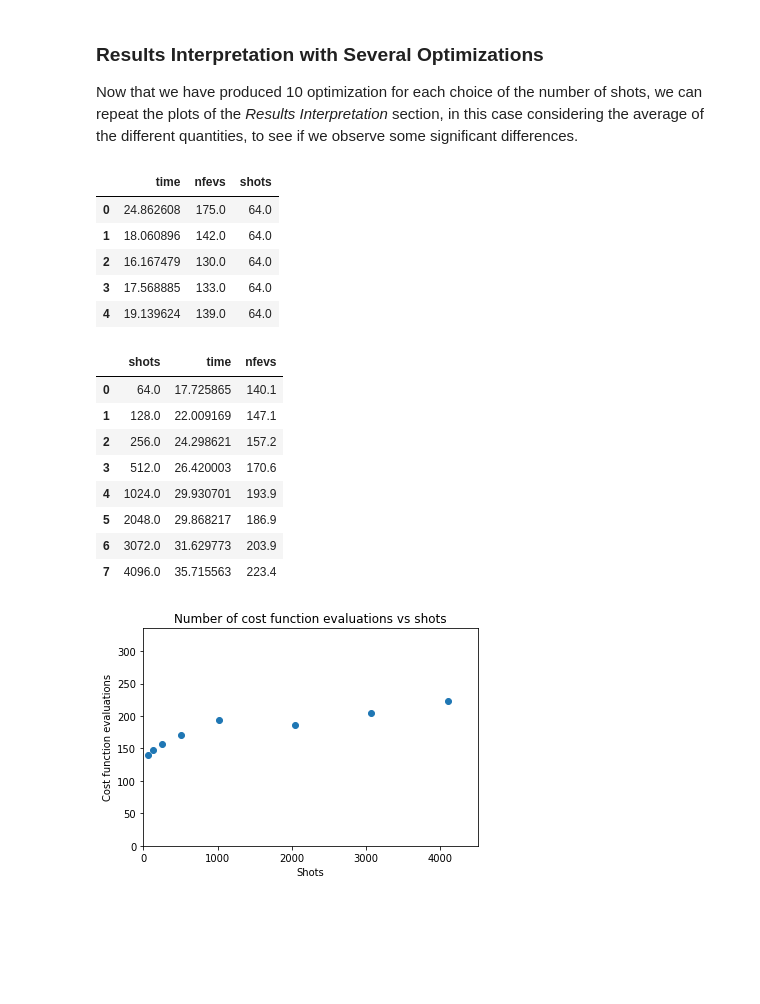
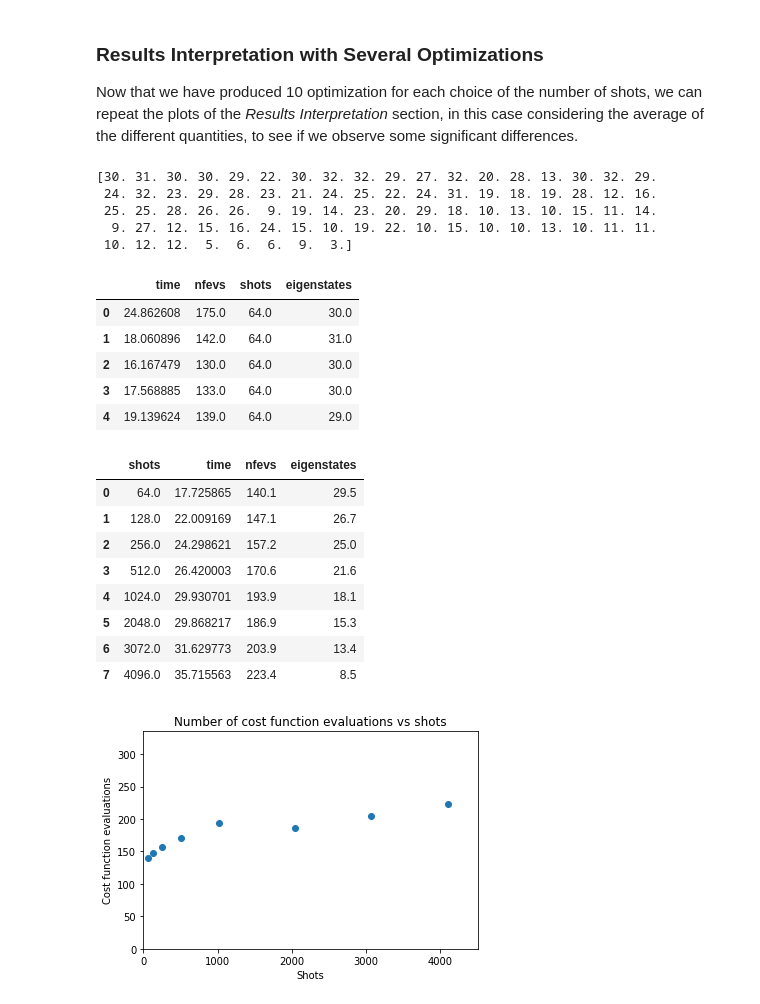
Before and after one commit to NTrevisani/DataScienceMaster, a Jupyter notebook: TFM/MaxCut/Max_Cut.ipynb, the cells around one changed output. Saved outputs shown, nothing was run; the diff lists cells and outputs as text; code cells hidden in the pictures; blank space fills up the shorter version.

Commit message:
number of eigenstates in solution added

```diff
--- a/TFM/MaxCut/Max_Cut.ipynb
+++ b/TFM/MaxCut/Max_Cut.ipynb
@@ -1286,49 +1294,61 @@ Now that we have produced 10 optimization for each choice of the number of shots
 ntimes = np.array([])
 for i in range(len(scan)):
     ntimes = np.append(ntimes, scan[i][0])
-print(ntimes)
+#print(ntimes)
 
 # Create list of nfev
 nfevs = np.array([])
 for i in range(len(scan)):
     nfevs = np.append(nfevs, scan[i][3])
-print(nfevs)
+#print(nfevs)
 
 # Create list of shots
 nshots = np.array([])
 for i in range(len(scan)):
     nshots = np.append(nshots, scan[i][2])
-print(nshots)
+#print(nshots)
+
+# Create list of number of eigenstates in the solution
+neigenst = np.array([])
+for i in range(len(scan)):
+    neigenst = np.append(neigenst, len(scan[i][1]))
+#print(neigenst)
+# %% [output]
+[30. 31. 30. 30. 29. 22. 30. 32. 32. 29. 27. 32. 20. 28. 13. 30. 32. 29.
+ 24. 32. 23. 29. 28. 23. 21. 24. 25. 22. 24. 31. 19. 18. 19. 28. 12. 16.
+ 25. 25. 28. 26. 26.  9. 19. 14. 23. 20. 29. 18. 10. 13. 10. 15. 11. 14.
+  9. 27. 12. 15. 16. 24. 15. 10. 19. 22. 10. 15. 10. 10. 13. 10. 11. 11.
+ 10. 12. 12.  5.  6.  6.  9.  3.]
 # %%
 # Put the lists in a dataframe
 import pandas as pd
 
-df = pd.DataFrame(list(zip(ntimes, nfevs, nshots)),
-               columns =['time', 'nfevs', 'shots'])
+df = pd.DataFrame(list(zip(ntimes, nfevs, nshots, neigenst)),
+               columns =['time', 'nfevs', 'shots', 'eigenstates'])
 
 df.head(5)
 # %% [output]
-|  | time | nfevs | shots |
-| 0 | 24.862608 | 175.0 | 64.0 |
-| 1 | 18.060896 | 142.0 | 64.0 |
-| 2 | 16.167479 | 130.0 | 64.0 |
-| 3 | 17.568885 | 133.0 | 64.0 |
-| 4 | 19.139624 | 139.0 | 64.0 |
+|  | time | nfevs | shots | eigenstates |
+| 0 | 24.862608 | 175.0 | 64.0 | 30.0 |
+| 1 | 18.060896 | 142.0 | 64.0 | 31.0 |
+| 2 | 16.167479 | 130.0 | 64.0 | 30.0 |
+| 3 | 17.568885 | 133.0 | 64.0 | 30.0 |
+| 4 | 19.139624 | 139.0 | 64.0 | 29.0 |
 # %%
 # Group by shots and average
 df_plot = df.groupby(['shots']).mean()
 df_plot.reset_index(level=0, inplace=True)
 df_plot
 # %% [output]
-|  | shots | time | nfevs |
-| 0 | 64.0 | 17.725865 | 140.1 |
-| 1 | 128.0 | 22.009169 | 147.1 |
-| 2 | 256.0 | 24.298621 | 157.2 |
-| 3 | 512.0 | 26.420003 | 170.6 |
-| 4 | 1024.0 | 29.930701 | 193.9 |
-| 5 | 2048.0 | 29.868217 | 186.9 |
-| 6 | 3072.0 | 31.629773 | 203.9 |
-| 7 | 4096.0 | 35.715563 | 223.4 |
+|  | shots | time | nfevs | eigenstates |
+| 0 | 64.0 | 17.725865 | 140.1 | 29.5 |
+| 1 | 128.0 | 22.009169 | 147.1 | 26.7 |
+| 2 | 256.0 | 24.298621 | 157.2 | 25.0 |
+| 3 | 512.0 | 26.420003 | 170.6 | 21.6 |
+| 4 | 1024.0 | 29.930701 | 193.9 | 18.1 |
+| 5 | 2048.0 | 29.868217 | 186.9 | 15.3 |
+| 6 | 3072.0 | 31.629773 | 203.9 | 13.4 |
+| 7 | 4096.0 | 35.715563 | 223.4 | 8.5 |
 # %%
 # Cost function evaluations vs shots
 scatter_plot(x       = df_plot.shots,
```
Also changed, not shown: parts of 10 cells of this notebook, 1 other file.
